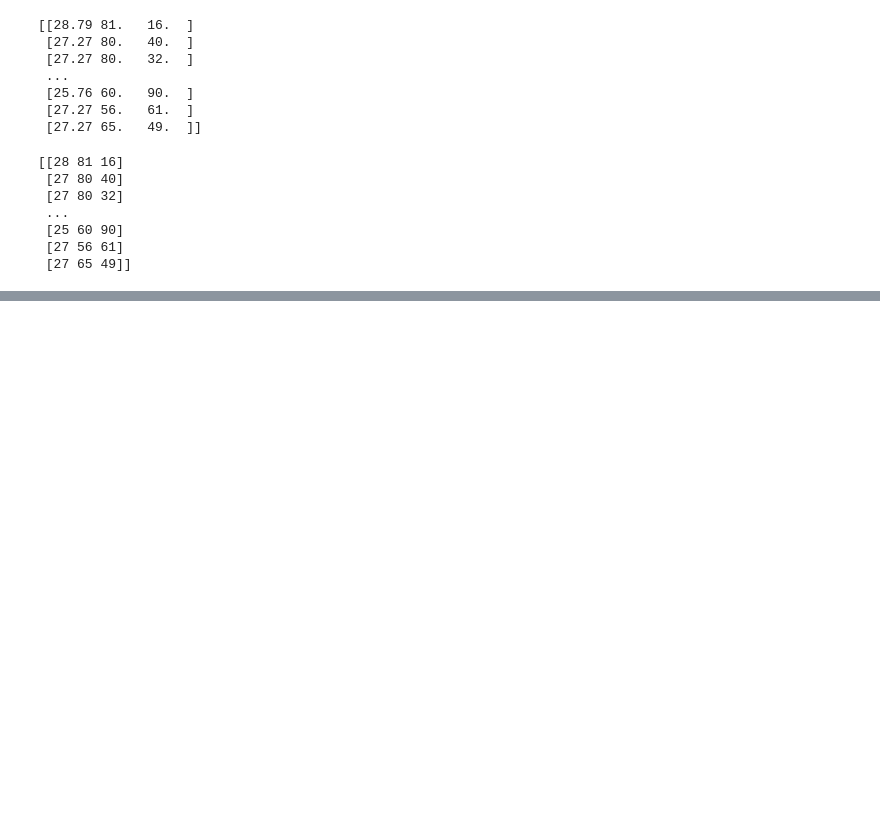
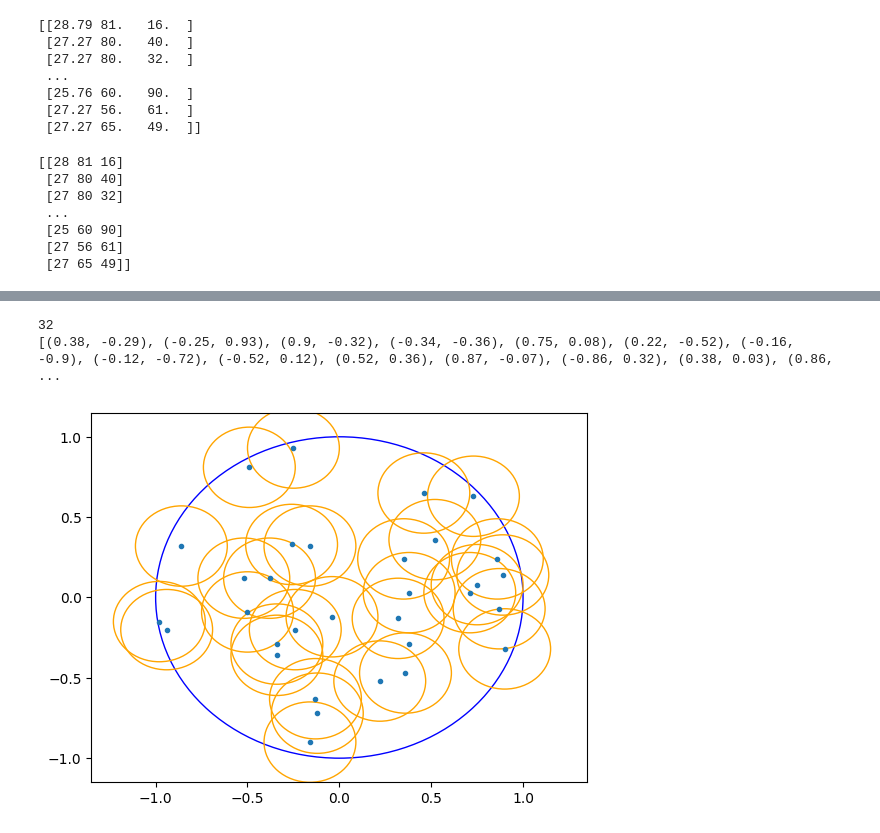
Before and after one commit to VarinKala26/CoresetsForProjectiveClustering, a Jupyter notebook: v2_coresetsforprojectiveclustering.ipynb, the cells around one changed output, grey strips where cells are left out. Drawn from its saved outputs; the diff is of its cells as text; code cells hidden in the pictures; blank space fills up the shorter version.

```diff
--- a/v2_coresetsforprojectiveclustering.ipynb
+++ b/v2_coresetsforprojectiveclustering.ipynb
@@ -244,3 +386,41 @@ def Approx_k_j_Flats(P, C, k=1, j=1):
+# %%
+import numpy as np
+import pandas as pd
+
+import matplotlib.pyplot as plt
+import matplotlib.patches as patches
+
+E = 0.25
+no_of_centers = int(1/E**2) * int(-np.log2(E))
+
+X, Y = createEpsilonNet2D(E)
+
+print(list(zip(X, Y)))
+
+centers = list(zip(X, Y))
+# radii = [1] + [E]*no_of_centers
+
+fig, ax = plt.subplots()
+
+ax.add_patch(patches.Circle((0, 0), 1, edgecolor='blue', facecolor='none'))
+
+radius = E
+# for center in zip(centers[1:]):
+#     circle = patches.Circle(center, radius, edgecolor='orange', facecolor='none')
+#     ax.add_patch(circle)
+
+for center in centers[1:]:
+    circle = patches.Circle(center, radius, edgecolor='orange', facecolor='none')
+    ax.add_patch(circle)
+
+plt.plot(X, Y, linestyle = " ", marker = '.')
+plt.xlim(-1.35, 1.35)
+plt.ylim(-1.15, 1.15)
+plt.show()
+# %% [output]
+32
+[(0.38, -0.29), (-0.25, 0.93), (0.9, -0.32), (-0.34, -0.36), (0.75, 0.08), (0.22, -0.52), (-0.16, -0.9), (-0.12, -0.72), (-0.52, 0.12), (0.52, 0.36), (0.87, -0.07), (-0.86, 0.32), (0.38, 0.03), (0.86, ...
+[figure, added]
 # %%
 # def plotPoint(P, clr, marker='o'):
 #     plt.plot(P[:, 0], P[:, 1], marker=marker, linestyle=' ', color=clr)
```
Also changed, not shown: parts of 16 cells of this notebook.
